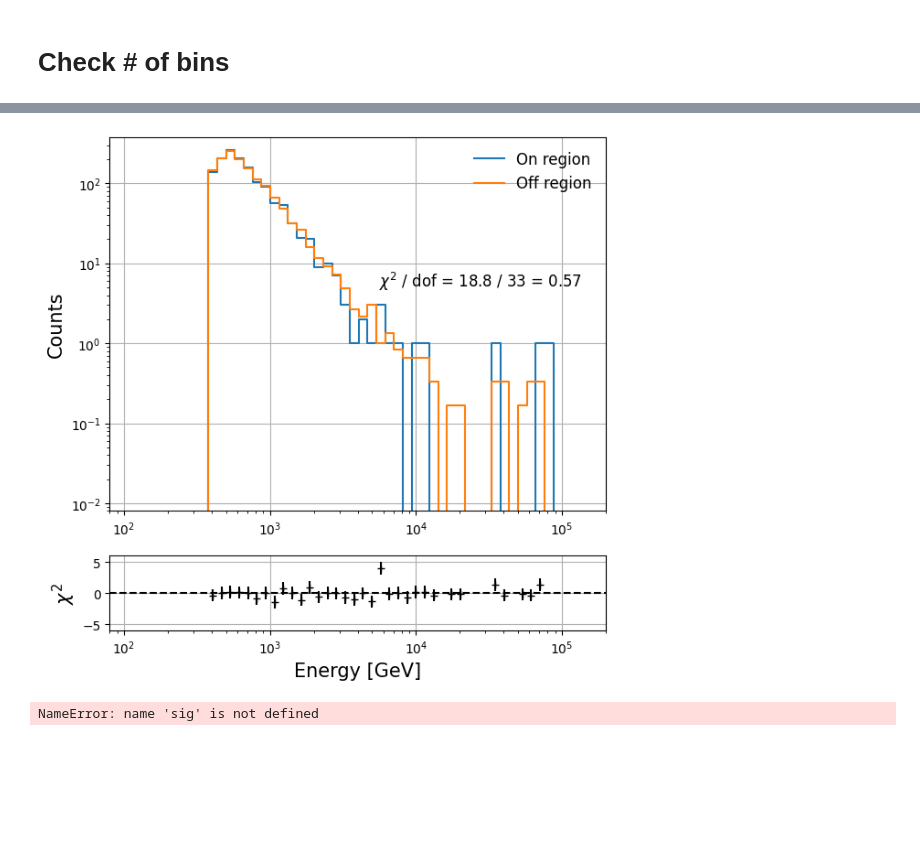
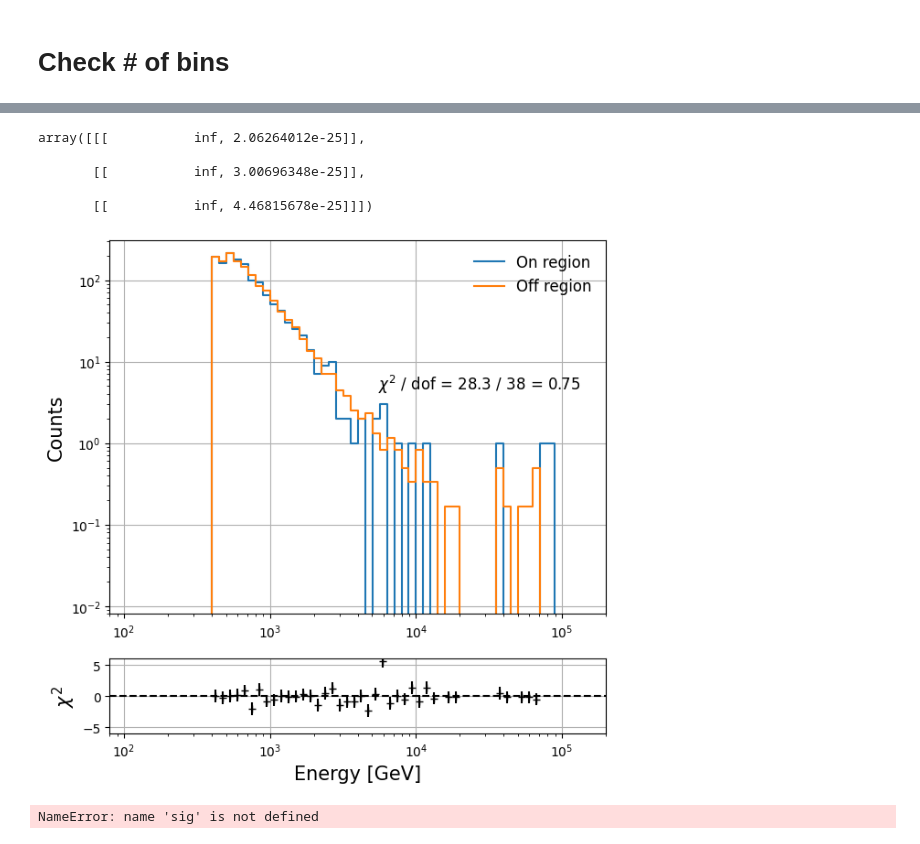
Before and after one commit to takdg123/dm_analysis, a Jupyter notebook: Wino/Wino.ipynb, the cells around one changed output, grey strips where cells are left out. Drawn from its saved outputs; the diff is of its cells as text; code cells hidden in the pictures; blank space fills up the shorter version.

```diff
--- a/Wino/Wino.ipynb
+++ b/Wino/Wino.ipynb
@@ -436,7 +691,15 @@ for i in np.arange(10, 201, step=10):
+# %%
+10**np.asarray(sig_3)
+# %% [output]
+array([[[           inf, 2.06264012e-25]],
+
+       [[           inf, 3.00696348e-25]],
+
+       [[           inf, 4.46815678e-25]]])
 # %%
-Likelihood.EventDisplay.plotData("UMa_II", ext=True, energyEdges = np.geomspace(10, 10**7, 100))
+Likelihood.EventDisplay.plotData("UMa_II", ext=True, energyEdges = np.geomspace(100, 10**7, 101))
 # %% [output]
-[figure, old version]
+[figure, new version]
 # %%
 plt.plot(np.arange(10, 201, step=5), sig, label="2 TeV")
 plt.plot(np.arange(10, 201, step=5), sig_3, label="3 TeV")
```
Also changed, not shown: parts of 25 cells of this notebook, 33 other files.
